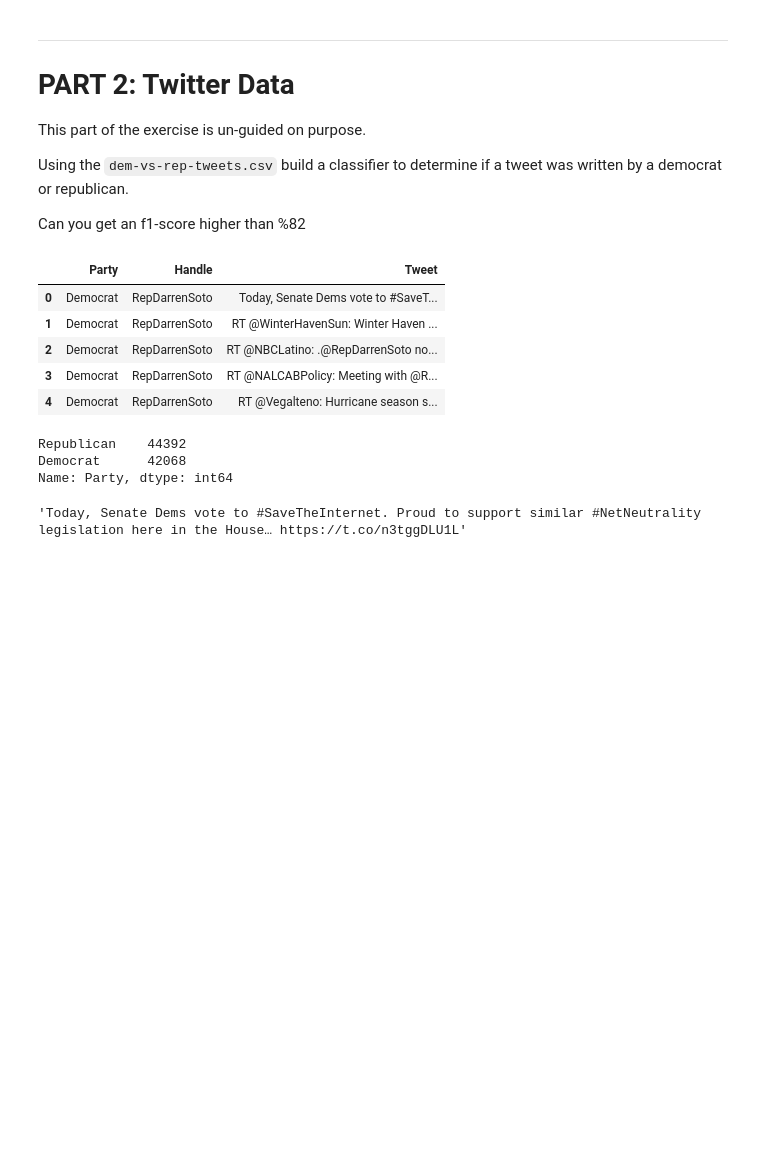
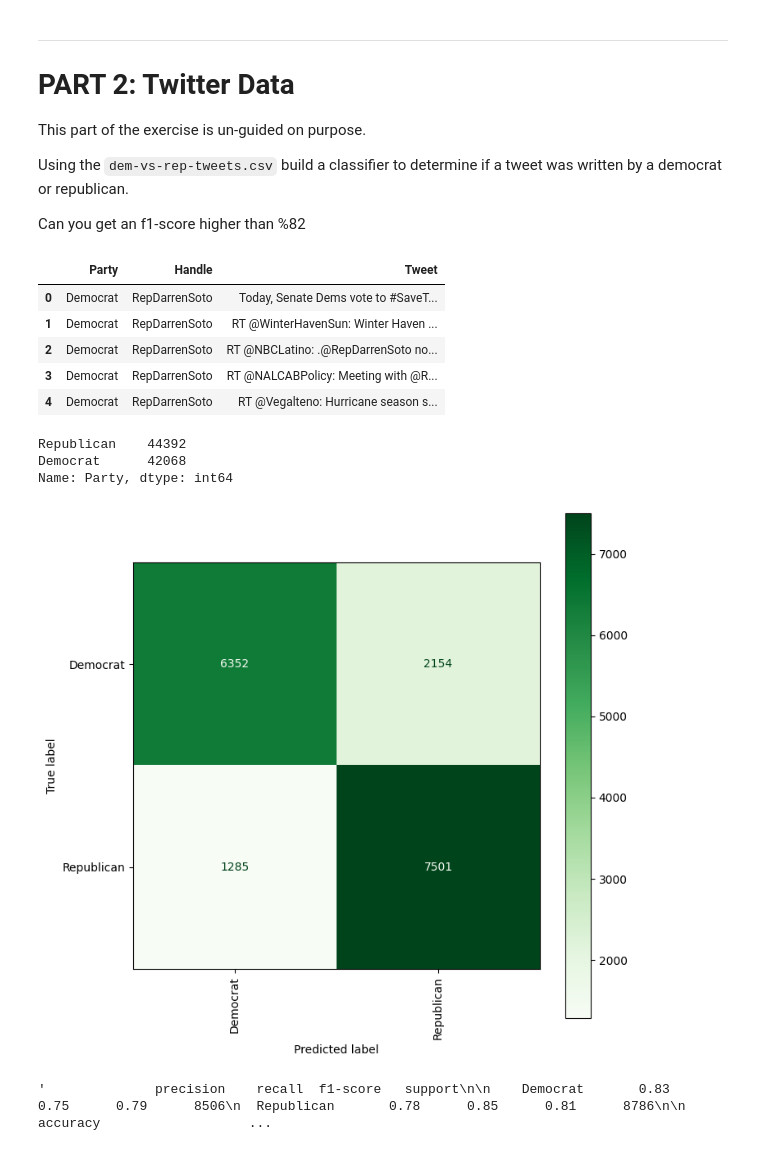
Before and after one commit to 112523chen/2022-fall-data-science, a Jupyter notebook: Week-07-NLP/Exercise-NLP.ipynb, the cells around one changed output. Drawn from its saved outputs; the diff is of its cells as text; code cells hidden in the pictures; blank space fills up the shorter version.

```diff
--- a/Week-07-NLP/Exercise-NLP.ipynb
+++ b/Week-07-NLP/Exercise-NLP.ipynb
@@ -335,10 +336,29 @@ def text_pipeline(text):
     text = " ".join([word for word in words if word not in stopwords ])
     words = word_tokenize(text)
     porter = PorterStemmer()
-    text = " ".join([ porter.stem(word) for word in words)
+    text = " ".join([ porter.stem(word) for word in words])
     return text
-# %%
-
-df['Tweet']
-# %% [output]
-'Today, Senate Dems vote to #SaveTheInternet. Proud to support similar #NetNeutrality legislation here in the House… https://t.co/n3tggDLU1L'
+# %%
+df['Tweet'] = df['Tweet'].apply(text_pipeline)
+# %%
+X = df['Tweet'].values
+y = df['Party'].values
+vectorizer = TfidfVectorizer()
+vectorizer.fit(X)
+X = vectorizer.transform(X)
+X_train, X_test, y_train, y_test = train_test_split(X, y, test_size=0.2, random_state=42)
+# %%
+model = MultinomialNB()
+model.fit(X_train, y_train)
+y_pred = model.predict(X_test)
+# %%
+fig, ax = plt.subplots(figsize=(8, 8))
+plot_confusion_matrix(model, X_test, y_test, display_labels=model.classes_, cmap=plt.cm.Greens, ax=ax)
+plt.xticks(rotation=90)
+plt.show()
+# %% [output]
+[figure, added]
+# %%
+display(classification_report(y_test, y_pred, target_names=model.classes_))
+# %% [output]
+'              precision    recall  f1-score   support\n\n    Democrat       0.83      0.75      0.79      8506\n  Republican       0.78      0.85      0.81      8786\n\n    accuracy                   ...
```
Also changed, not shown: parts of 1 cell of this notebook.
